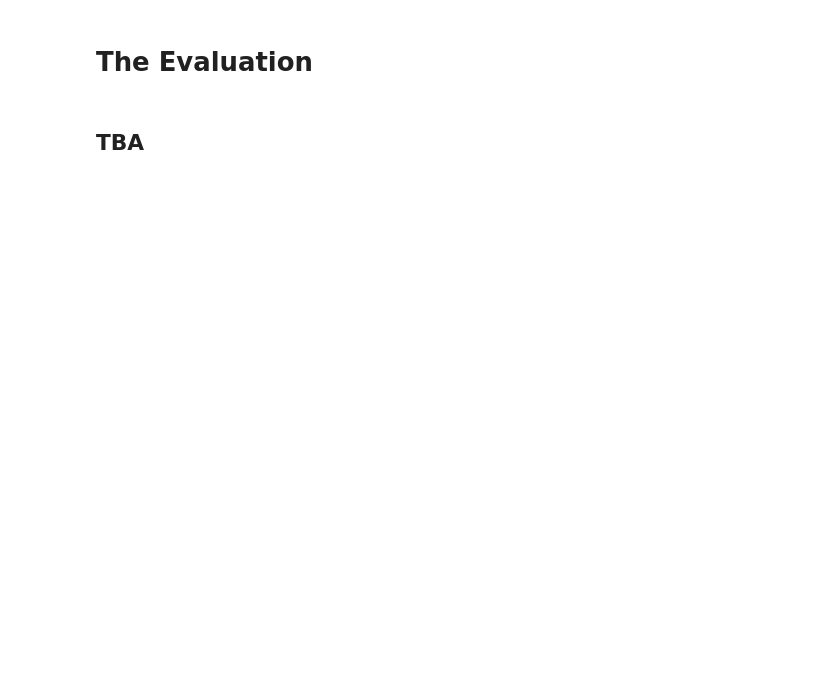
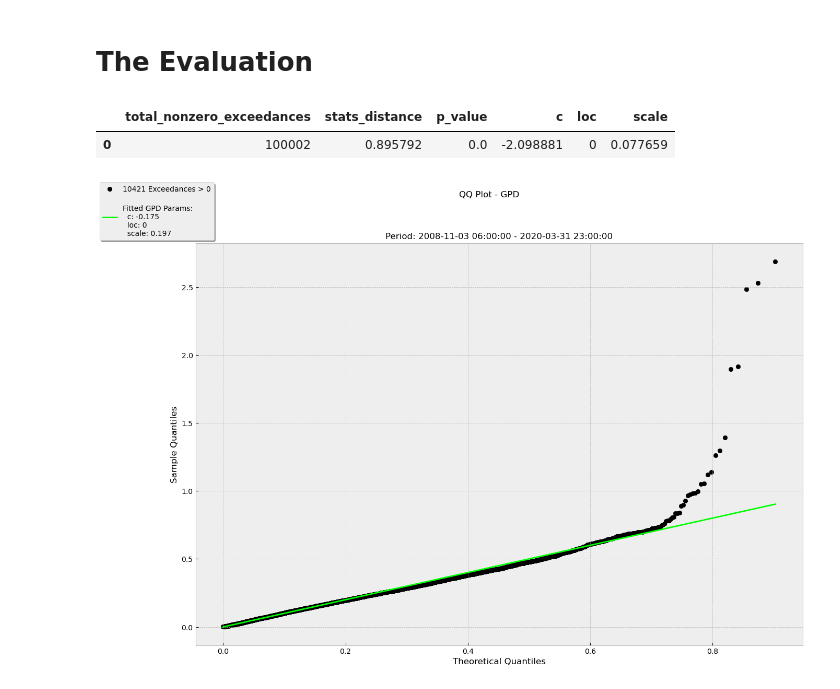
Before and after one commit to Aeternalis-Ingenium/anomalytics, a Jupyter notebook: docs/example.ipynb, the cells around one changed output. Cells and saved outputs as stored; diff of their text form; code cells hidden in the pictures; blank space fills up the shorter version.

```diff
--- a/docs/example.ipynb
+++ b/docs/example.ipynb
@@ -221,4 +215,13 @@ Name: anomalies, Length: 117, dtype: bool
 # %% [markdown]
 # **The Evaluation**
-# %% [markdown]
-## TBA
+# %%
+pot_detector.evaluate(method="ks")
+kst_result = pot_detector.return_dataset(set_type="eval")
+kst_result
+# %% [output]
+|  | total_nonzero_exceedances | stats_distance | p_value | c | loc | scale |
+| 0 | 100002 | 0.895792 | 0.0 | -2.098881 | 0 | 0.077659 |
+# %%
+pot_detector.evaluate(method="qq", is_random_param=True)
+# %% [output]
+[figure, added]
```
Also changed, not shown: parts of 9 cells of this notebook.
